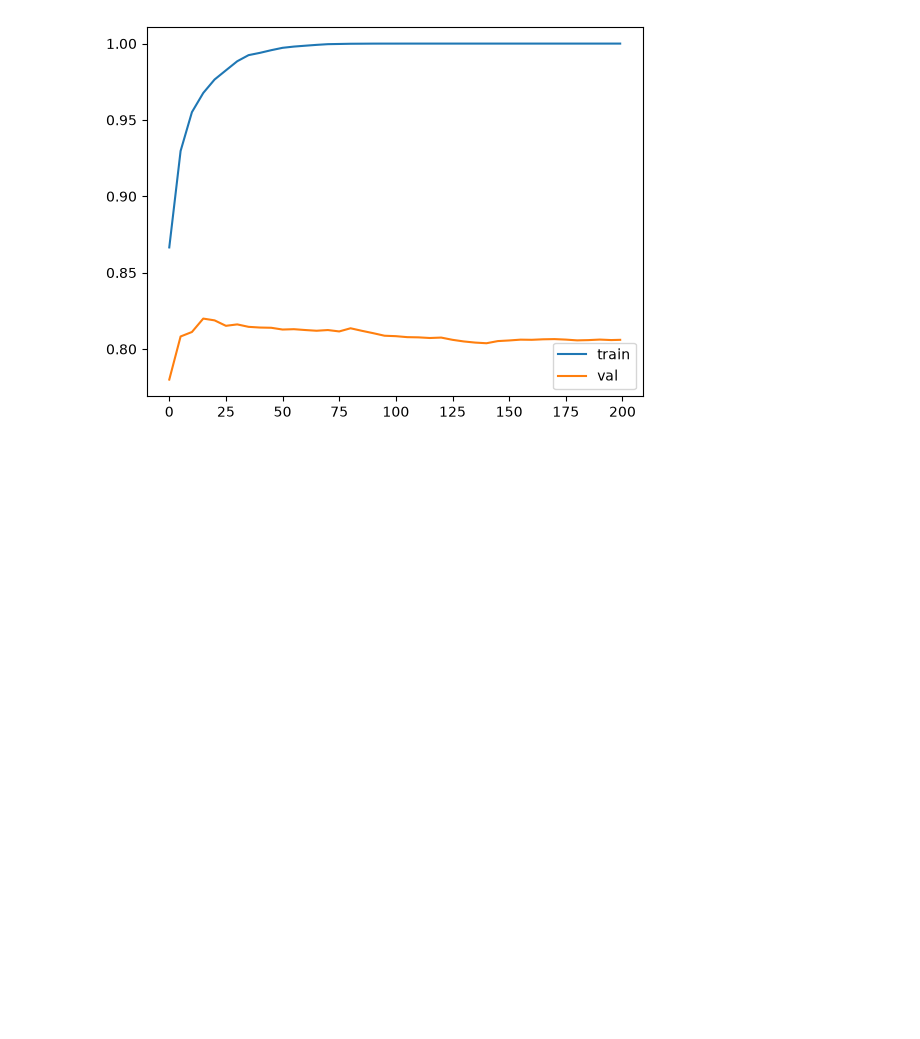
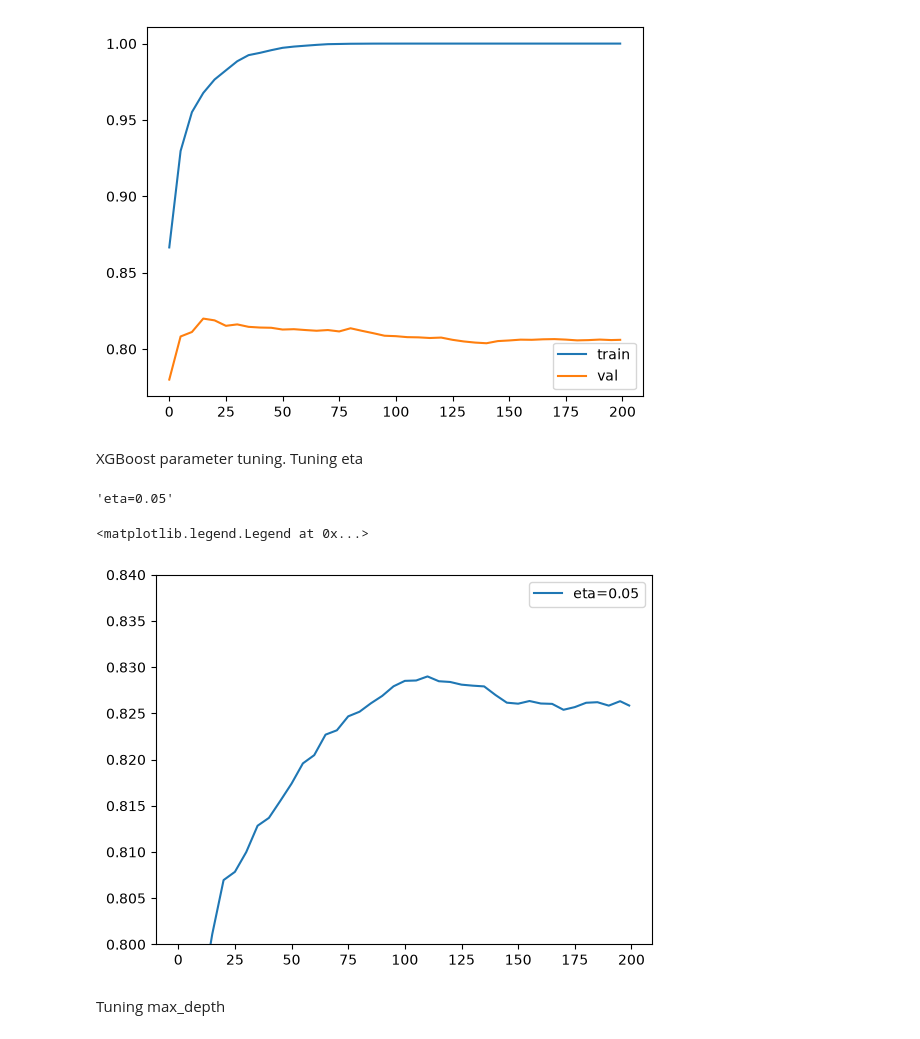
Before and after one commit to StepanNazarkin/ml-zoomcamp, a Jupyter notebook: 6-trees/trees.ipynb, the cells around one changed output. Cells and saved outputs as stored; diff of their text form; code cells hidden in the pictures; blank space fills up the shorter version.

Commit message:
selecting best model

```diff
--- a/6-trees/trees.ipynb
+++ b/6-trees/trees.ipynb
@@ -585,3 +585,43 @@ plt.legend()
 # %% [output]
 <matplotlib.legend.Legend at 0x...>
 [figure]
+# %% [markdown]
+XGBoost parameter tuning. Tuning eta
+# %%
+scores = {}
+# %%
+%%capture output
+
+xgb_params = {
+    'eta': 0.05,
+    'max_depth': 6,
+    'min_child_weight': 1,
+
+    'objective': 'binary:logistic',
+    'eval_metric': 'auc',
+
+    'nthread': 8,
+    'seed': 1,
+    'verbosity': 1,
+}
+
+model = xgb.train(xgb_params, dtrain, num_boost_round=200,
+                  verbose_eval=5,
+                  evals=watchlist)
+# %%
+key = 'eta={}'.format(xgb_params['eta'])
+scores[key] = parse_xgb_output(output)
+key
+# %% [output]
+'eta=0.05'
+# %%
+for key, df_score in scores.items():
+    plt.plot(df_score.num_iter, df_score.val_auc, label=key)
+
+plt.ylim(0.8, 0.84)
+plt.legend()
+# %% [output]
+<matplotlib.legend.Legend at 0x...>
+[figure, added]
+# %% [markdown]
+Tuning max_depth
```
Also changed, not shown: parts of 30 cells of this notebook.
